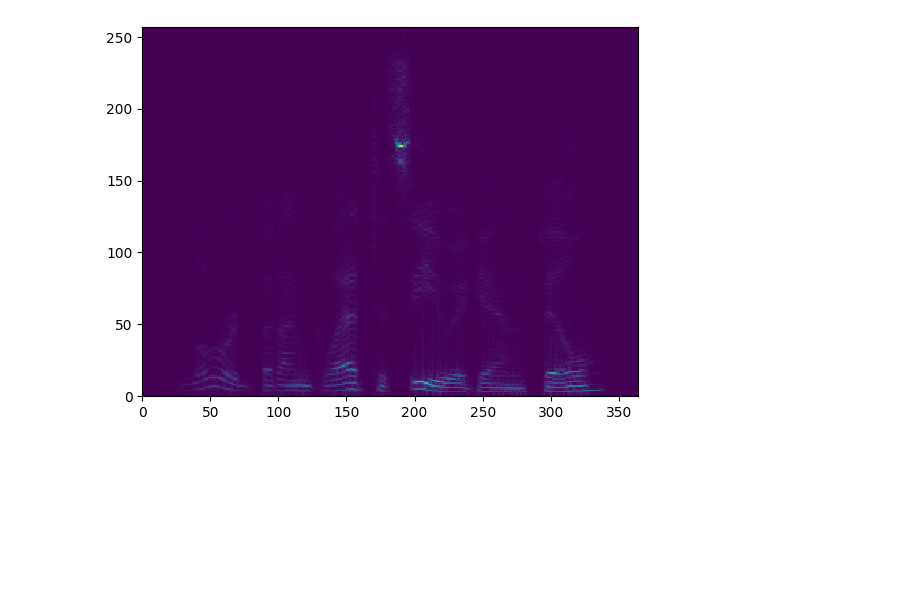
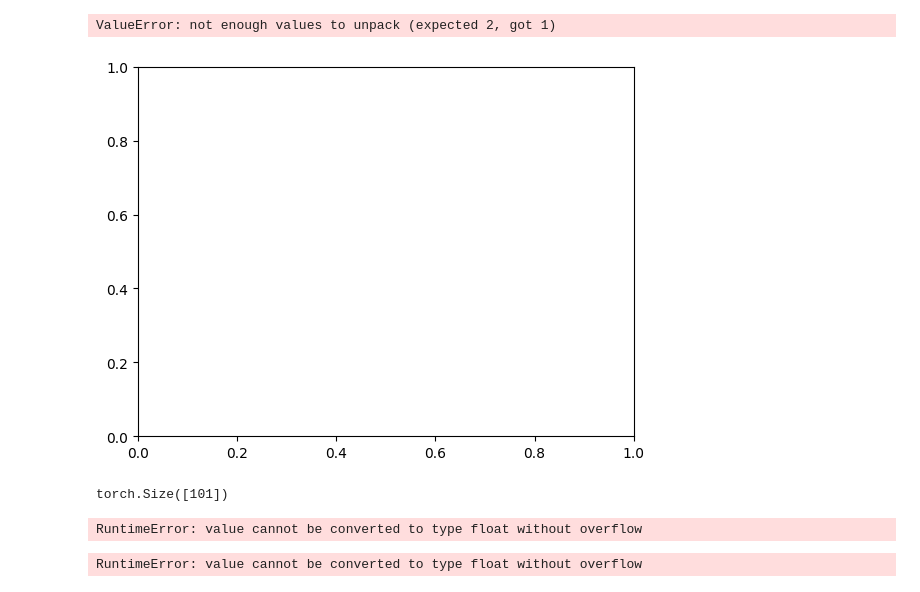
Before and after one commit to avi33/PriorSpeakerEnhancement, a Jupyter notebook: notebooks/play_ground.ipynb, the cells around one changed output. Saved outputs shown, nothing was run; the diff lists cells and outputs as text; code cells hidden in the pictures; blank space fills up the shorter version.

```diff
--- a/notebooks/play_ground.ipynb
+++ b/notebooks/play_ground.ipynb
@@ -18,8 +18,8 @@ def hilbert_transform(signal):
 
     # Generate the Hilbert kernel
     hilbert_kernel = torch.zeros_like(freq_vector)
-    hilbert_kernel[1:n//2] = 2  # Positive frequencies
-    hilbert_kernel[n//2+1:] = -2  # Negative frequencies
+    hilbert_kernel[1:n//2] = -1j  # Positive frequencies
+    hilbert_kernel[n//2+1:] = 1j   # Negative frequencies
 
     # Apply the Hilbert kernel in the frequency domain
     hilbert_result_freq = fft_result * hilbert_kernel
@@ -50,11 +50,38 @@ x, fs = sf.read(fname)
 x = torch.from_numpy(x)
 X = torch.stft(x, 512, 32, 512, return_complex=True)
 # %%
-gd = est_groupdelay(x, fs)
-plt.pcolor(gd)
+gd = hilbert_transform(x)
+plt.pcolor(gd.abs())
 plt.show()
 # %% [output]
+ValueError: not enough values to unpack (expected 2, got 1)
-[figure, old version]
+[figure, new version]
+# %%
+t = torch.arange(0, 1+1/100, 1/100)
+print(t.shape)
+f = 10
+x = torch.sin(2*np.pi*f*t)
+X = hilbert_transform(x)
+import scipy.signal as ss
+Xs = torch.from_numpy(ss.hilbert(x.numpy()))
+X-Xs
+# %% [output]
+torch.Size([101])
+RuntimeError: value cannot be converted to type float without overflow
+# %%
+import numpy as np
+from scipy.signal import hilbert
+
+# Assuming input_signal is a numpy array
+input_signal = np.array([1.0, 2.0, 3.0, 4.0, 5.0], dtype=np.float32)
+hilbert_result = hilbert_transform(torch.from_numpy(input_signal))
+hilbert_result2 = hilbert(input_signal)
+
+print("Input Signal:", input_signal)
+print("Hilbert Transform:", hilbert_result)
+print("Hilbert Transform:", hilbert_result2)
+# %% [output]
+RuntimeError: value cannot be converted to type float without overflow
 # %%
 Xa = hilbert_transform(X)
 f_inst = est_finst(Xa) * (fs / (2 * np.pi))
```
Also changed, not shown: parts of 6 cells of this notebook, 2 other files.
